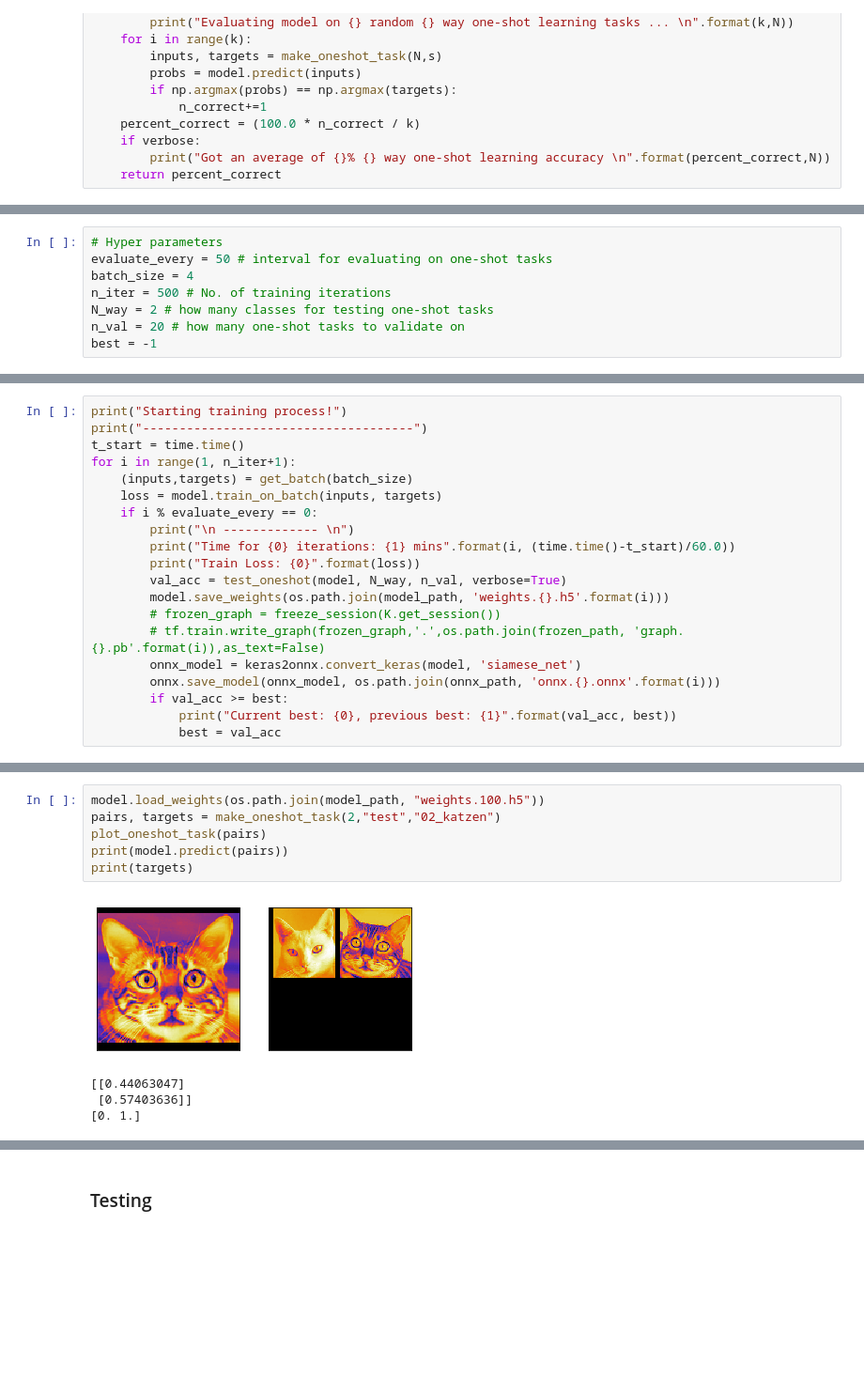
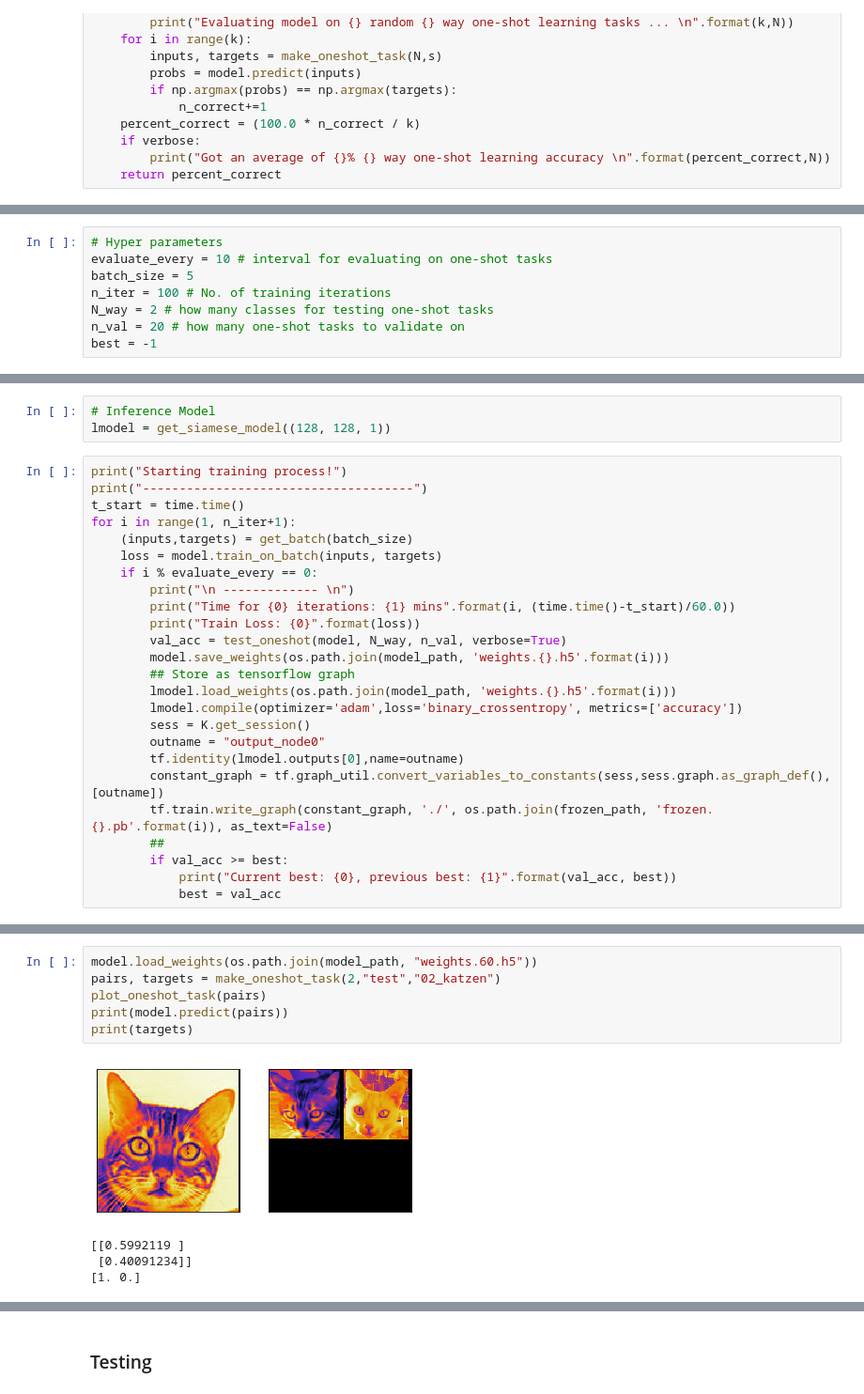
Before and after one commit to HO4X/Applied-Artificial-Intelligence, a Jupyter notebook: siamese_network/One-Shot-Learning-with-Siamese-Networks/Siamese on Omniglot Dataset.ipynb, the cells around one changed output, grey strips where cells are left out. Shown at 94% size. Saved outputs shown, nothing was run; the diff lists cells and outputs as text; blank space fills up the shorter version.

```diff
--- a/siamese_network/One-Shot-Learning-with-Siamese-Networks/Siamese on Omniglot Dataset.ipynb
+++ b/siamese_network/One-Shot-Learning-with-Siamese-Networks/Siamese on Omniglot Dataset.ipynb
@@ -338,8 +312,8 @@ def freeze_session(session, keep_var_names=None, output_names=None, clear_device
 # %%
 # Hyper parameters
-evaluate_every = 50 # interval for evaluating on one-shot tasks
-batch_size = 4
-n_iter = 500 # No. of training iterations
+evaluate_every = 10 # interval for evaluating on one-shot tasks
+batch_size = 5
+n_iter = 100 # No. of training iterations
 N_way = 2 # how many classes for testing one-shot tasks
 n_val = 20 # how many one-shot tasks to validate on
 best = -1
@@ -350,3 +325,6 @@ onnx_path = '../01_onnx'
+# %%
+# Inference Model
+lmodel = get_siamese_model((128, 128, 1))
 # %%
 print("Starting training process!")
 print("-------------------------------------")
@@ -360,10 +338,15 @@ for i in range(1, n_iter+1):
         print("Train Loss: {0}".format(loss))
         val_acc = test_oneshot(model, N_way, n_val, verbose=True)
         model.save_weights(os.path.join(model_path, 'weights.{}.h5'.format(i)))
-        # frozen_graph = freeze_session(K.get_session())
-        # tf.train.write_graph(frozen_graph,'.',os.path.join(frozen_path, 'graph.{}.pb'.format(i)),as_text=False)
-        onnx_model = keras2onnx.convert_keras(model, 'siamese_net')
-        onnx.save_model(onnx_model, os.path.join(onnx_path, 'onnx.{}.onnx'.format(i)))
+        ## Store as tensorflow graph
+        lmodel.load_weights(os.path.join(model_path, 'weights.{}.h5'.format(i)))
+        lmodel.compile(optimizer='adam',loss='binary_crossentropy', metrics=['accuracy'])
+        sess = K.get_session()
+        outname = "output_node0"
+        tf.identity(lmodel.outputs[0],name=outname)
+        constant_graph = tf.graph_util.convert_variables_to_constants(sess,sess.graph.as_graph_def(),[outname])
+        tf.train.write_graph(constant_graph, './', os.path.join(frozen_path, 'frozen.{}.pb'.format(i)), as_text=False)
+        ##
         if val_acc >= best:
             print("Current best: {0}, previous best: {1}".format(val_acc, best))
             best = val_acc
@@ -388,11 +400,11 @@ using tensorflow=1.13.1, onnx=1.5.0, opset=10, tfonnx=1.5.0/82f805
 # %%
-model.load_weights(os.path.join(model_path, "weights.100.h5"))
+model.load_weights(os.path.join(model_path, "weights.60.h5"))
 pairs, targets = make_oneshot_task(2,"test","02_katzen")
 plot_oneshot_task(pairs)
 print(model.predict(pairs))
 print(targets)
 # %% [output]
-[figure, old version]
+[figure, new version]
-[[0.44063047]
- [0.57403636]]
-[0. 1.]
+[[0.5992119 ]
+ [0.40091234]]
+[1. 0.]
```
Also changed, not shown: parts of 16 cells of this notebook, 3 other files.
